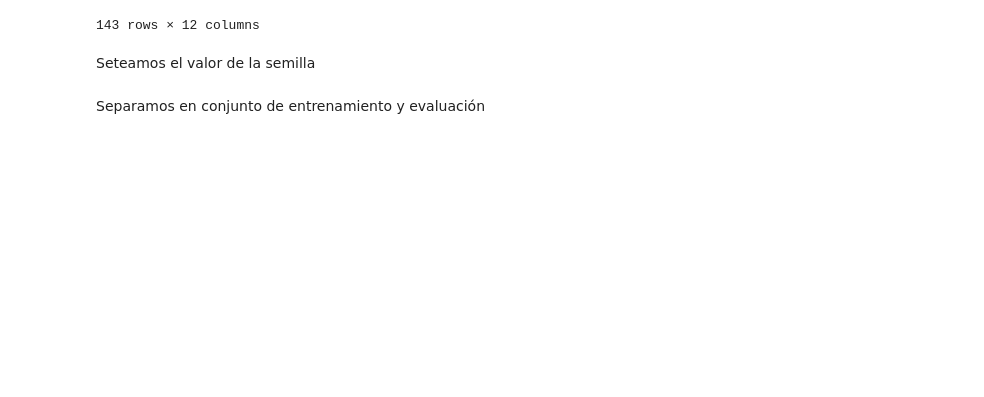
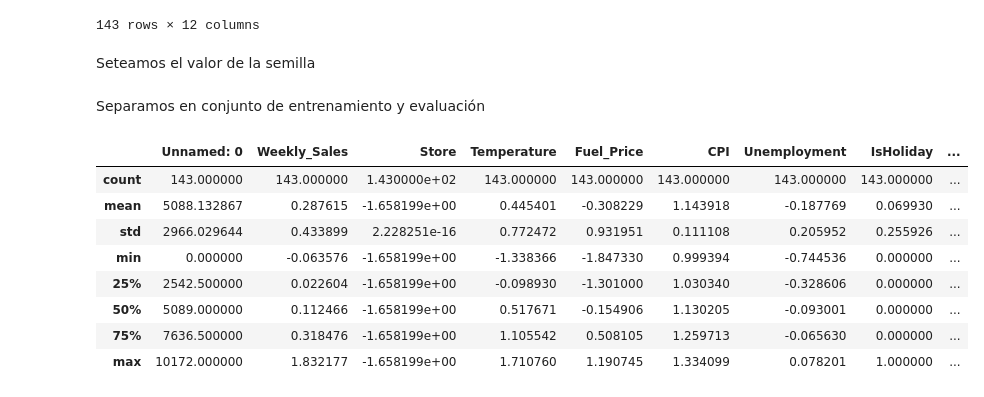
Before and after one commit to dbourdin/diplodatos-mentorias, a Jupyter notebook: AprendizajeSupervisado/retail_data_analytics.ipynb, the cells around one changed output. Saved outputs shown, nothing was run; the diff lists cells and outputs as text; code cells hidden in the pictures; blank space fills up the shorter version.

```diff
--- a/AprendizajeSupervisado/retail_data_analytics.ipynb
+++ b/AprendizajeSupervisado/retail_data_analytics.ipynb
@@ -187,2 +190,14 @@ Separamos en conjunto de entrenamiento y evaluación
+# %%
+store_sales.describe()
+# %% [output]
+|  | Unnamed: 0 | Weekly_Sales | Store | Temperature | Fuel_Price | CPI | Unemployment | IsHoliday | ... |
+| count | 143.000000 | 143.000000 | 1.430000e+02 | 143.000000 | 143.000000 | 143.000000 | 143.000000 | 143.000000 | ... |
+| mean | 5088.132867 | 0.287615 | -1.658199e+00 | 0.445401 | -0.308229 | 1.143918 | -0.187769 | 0.069930 | ... |
+| std | 2966.029644 | 0.433899 | 2.228251e-16 | 0.772472 | 0.931951 | 0.111108 | 0.205952 | 0.255926 | ... |
+| min | 0.000000 | -0.063576 | -1.658199e+00 | -1.338366 | -1.847330 | 0.999394 | -0.744536 | 0.000000 | ... |
+| 25% | 2542.500000 | 0.022604 | -1.658199e+00 | -0.098930 | -1.301000 | 1.030340 | -0.328606 | 0.000000 | ... |
+| 50% | 5089.000000 | 0.112466 | -1.658199e+00 | 0.517671 | -0.154906 | 1.130205 | -0.093001 | 0.000000 | ... |
+| 75% | 7636.500000 | 0.318476 | -1.658199e+00 | 1.105542 | 0.508105 | 1.259713 | -0.065630 | 0.000000 | ... |
+| max | 10172.000000 | 1.832177 | -1.658199e+00 | 1.710760 | 1.190745 | 1.334099 | 0.078201 | 1.000000 | ... |
 # %%
 # División entre instancias y etiquetas
```
Also changed, not shown: parts of 18 cells of this notebook, 3 other files.
